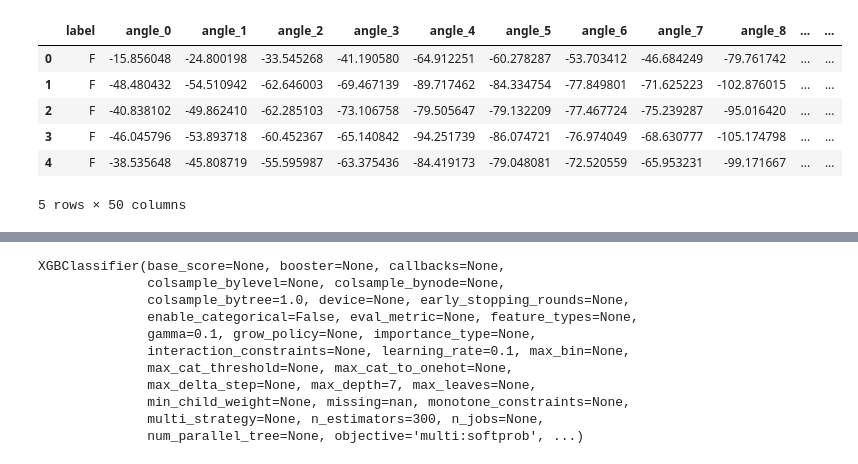
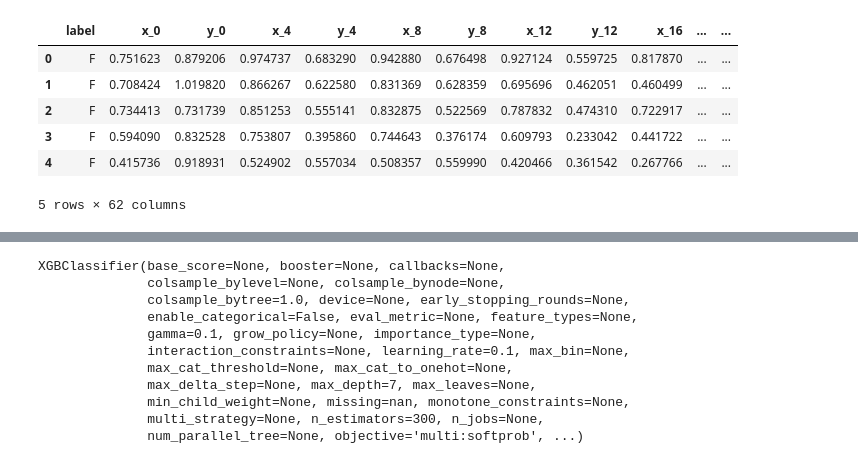
Before and after one commit to Youliix/asl_web_app, a Jupyter notebook: app/static/src/model/work/angle_approch.ipynb, the cells around one changed output, grey strips where cells are left out. Cells and saved outputs as stored; diff of their text form; code cells hidden in the pictures.

```diff
--- a/app/static/src/model/work/angle_approch.ipynb
+++ b/app/static/src/model/work/angle_approch.ipynb
@@ -13,5 +5,5 @@ please provide us feedback at https://github.com/pandas-dev/pandas/issues/54466
 # %%
-df = pd.read_csv('../versions/keypoints_xyz_0.9_v3.csv')
+df = pd.read_csv('../versions/keypoints_xy.csv')
 # %%
 df.head()
 # %% [output]
@@ -24,6 +16,6 @@ df.head()
 # %%
 df['keypoints'] = df['keypoints'].apply(eval)
-df['keypoints'] = df['keypoints'].apply(lambda x: [list(val[:2]) for val in x])
+# df['keypoints'] = df['keypoints'].apply(lambda x: [list(val[:2]) for val in x])
 df.head()
 # %% [output]
 |  | label | keypoints |
@@ -159,3 +90,8 @@ for _, row in df.iterrows():
     all_angles.append(results['angles'])
 df['angles'] = all_angles
 df['distances'] = all_distances
+# %%
+keypoint_indices = [0, 4, 8, 12, 16, 20]
+for index in keypoint_indices:
+    df[f'x_{index}'] = df['keypoints'].apply(lambda x: x[index][0])
+    df[f'y_{index}'] = df['keypoints'].apply(lambda x: x[index][1])
@@ -161,0 +109,12 @@ df['distances'] = all_distances
+# %%
+seuil_bas = 0
+seuil_haut = 1250
+
+classes_to_keep = class_counts_filtered[class_counts_filtered >= seuil_bas].index
+df_filtered = pd.DataFrame(columns=df.columns)
+for classe in classes_to_keep:
+    df_classe = df[df['label'] == classe]
+    if len(df_classe) > seuil_haut:
+        df_classe = df_classe.head(seuil_haut)
+    df_filtered = pd.concat([df_filtered, df_classe], ignore_index=True)
+df = df_filtered
@@ -224,20 +153,20 @@ df_filtered.head()
 # %%
-angle_columns = df_filtered['angles'].apply(pd.Series)
-distance_columns = df_filtered['distances'].apply(pd.Series)
+angle_columns = df['angles'].apply(pd.Series)
+distance_columns = df['distances'].apply(pd.Series)
 
 # Renommage des colonnes
 angle_columns.columns = [f'angle_{i}' for i in angle_columns.columns]
 distance_columns.columns = [f'dist_{i}' for i in distance_columns.columns]
 
 # Concaténation des nouvelles colonnes de angles et distances au DataFrame original
 # Ici, on peut choisir de retirer les colonnes originales 'angles' et 'distances', ou de les laisser
-df = pd.concat([df_filtered.drop(['angles', 'distances', 'keypoints'], axis=1), angle_columns, distance_columns], axis=1)
+df = pd.concat([df.drop(['angles', 'distances', 'keypoints'], axis=1), angle_columns, distance_columns], axis=1)
 df.head()
 # %% [output]
-|  | label | angle_0 | angle_1 | angle_2 | angle_3 | angle_4 | angle_5 | angle_6 | angle_7 | angle_8 | ... | ... |
-| 0 | F | -15.856048 | -24.800198 | -33.545268 | -41.190580 | -64.912251 | -60.278287 | -53.703412 | -46.684249 | -79.761742 | ... | ... |
-| 1 | F | -48.480432 | -54.510942 | -62.646003 | -69.467139 | -89.717462 | -84.334754 | -77.849801 | -71.625223 | -102.876015 | ... | ... |
-| 2 | F | -40.838102 | -49.862410 | -62.285103 | -73.106758 | -79.505647 | -79.132209 | -77.467724 | -75.239287 | -95.016420 | ... | ... |
-| 3 | F | -46.045796 | -53.893718 | -60.452367 | -65.140842 | -94.251739 | -86.074721 | -76.974049 | -68.630777 | -105.174798 | ... | ... |
-| 4 | F | -38.535648 | -45.808719 | -55.595987 | -63.375436 | -84.419173 | -79.048081 | -72.520559 | -65.953231 | -99.171667 | ... | ... |
+|  | label | x_0 | y_0 | x_4 | y_4 | x_8 | y_8 | x_12 | y_12 | x_16 | ... | ... |
+| 0 | F | 0.751623 | 0.879206 | 0.974737 | 0.683290 | 0.942880 | 0.676498 | 0.927124 | 0.559725 | 0.817870 | ... | ... |
+| 1 | F | 0.708424 | 1.019820 | 0.866267 | 0.622580 | 0.831369 | 0.628359 | 0.695696 | 0.462051 | 0.460499 | ... | ... |
+| 2 | F | 0.734413 | 0.731739 | 0.851253 | 0.555141 | 0.832875 | 0.522569 | 0.787832 | 0.474310 | 0.722917 | ... | ... |
+| 3 | F | 0.594090 | 0.832528 | 0.753807 | 0.395860 | 0.744643 | 0.376174 | 0.609793 | 0.233042 | 0.441722 | ... | ... |
+| 4 | F | 0.415736 | 0.918931 | 0.524902 | 0.557034 | 0.508357 | 0.559990 | 0.420466 | 0.361542 | 0.267766 | ... | ... |
-5 rows × 50 columns
+5 rows × 62 columns
```
Also changed, not shown: parts of 29 cells of this notebook, 16 other files.
